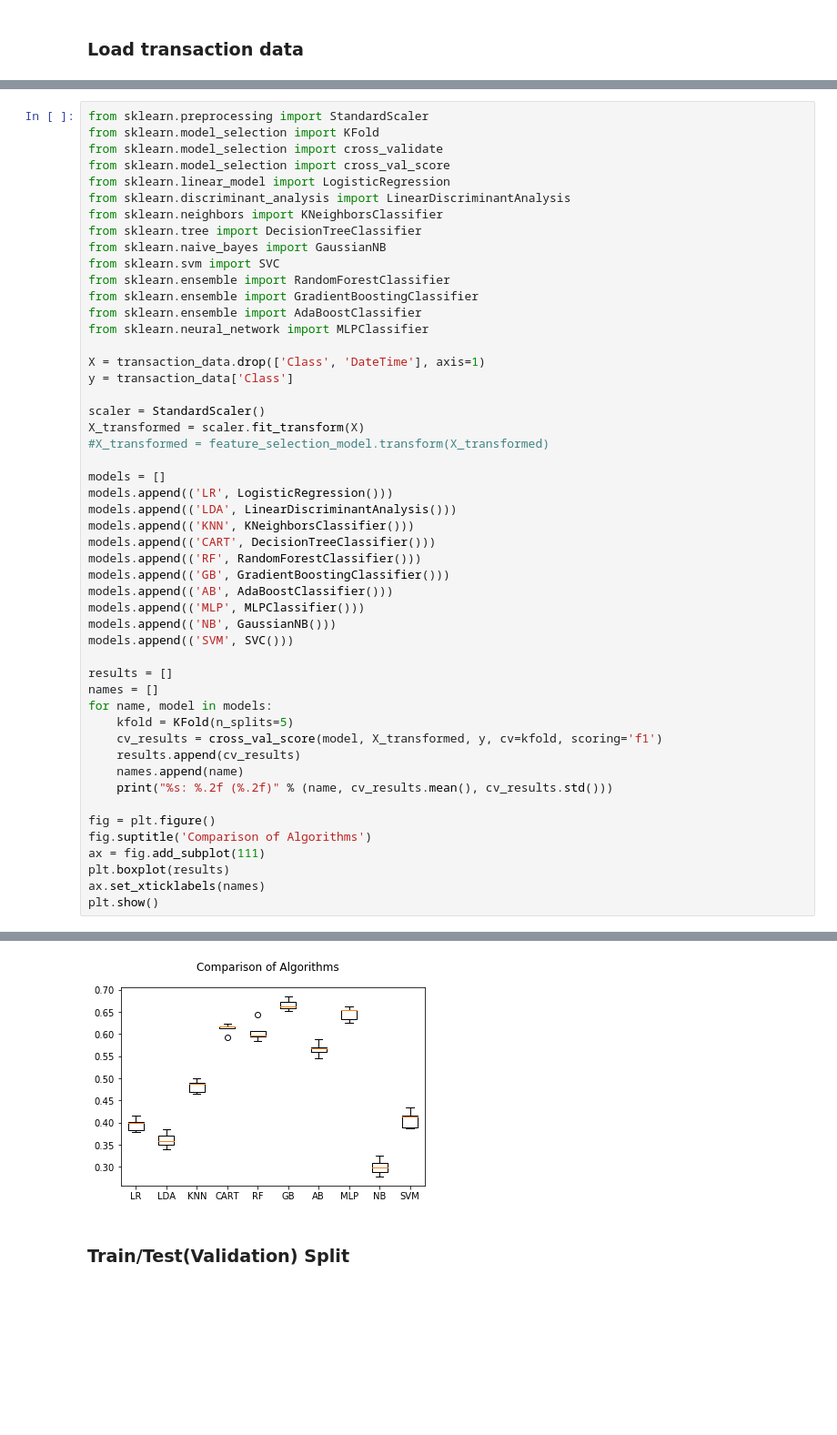
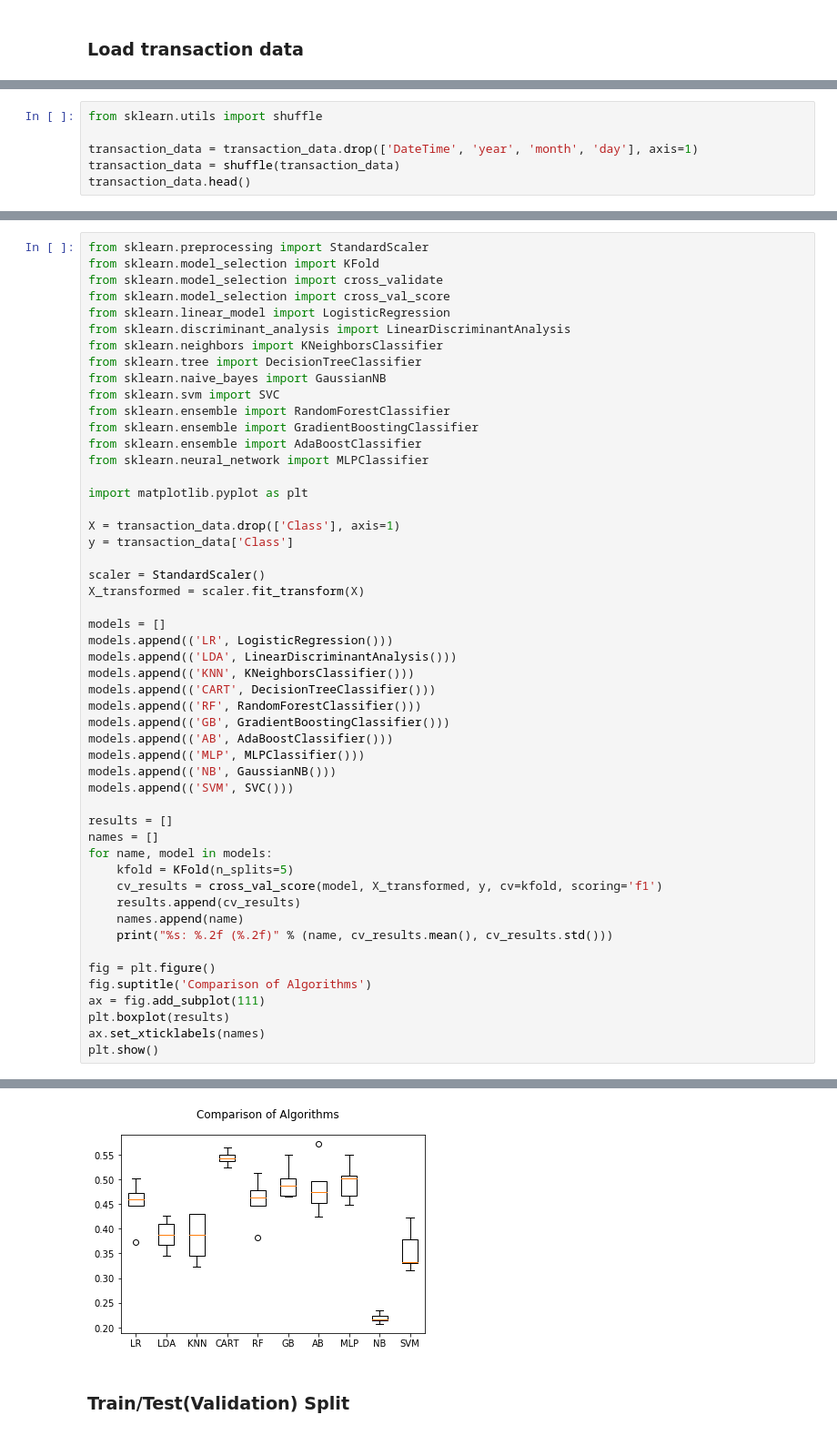
Before and after one commit to onuralpyigit/CreditCardFraudDetection, a Jupyter notebook: src/main/python/Task3.ipynb, the cells around one changed output, grey strips where cells are left out. Shown: that part at 91% size. Drawn from its saved outputs; the diff is of its cells as text; blank space fills up the shorter version.

```diff
--- a/src/main/python/Task3.ipynb
+++ b/src/main/python/Task3.ipynb
@@ -60,0 +24,6 @@ selected_features.head(X_transformed.shape[1])
+# %%
+from sklearn.utils import shuffle
+
+transaction_data = transaction_data.drop(['DateTime', 'year', 'month', 'day'], axis=1)
+transaction_data = shuffle(transaction_data)
+transaction_data.head()
@@ -74,12 +51,13 @@ from sklearn.ensemble import GradientBoostingClassifier
 from sklearn.ensemble import AdaBoostClassifier
 from sklearn.neural_network import MLPClassifier
 
-X = transaction_data.drop(['Class', 'DateTime'], axis=1)
+import matplotlib.pyplot as plt
+
+X = transaction_data.drop(['Class'], axis=1)
 y = transaction_data['Class']
 
 scaler = StandardScaler()
 X_transformed = scaler.fit_transform(X)
-#X_transformed = feature_selection_model.transform(X_transformed)
 
 models = []
 models.append(('LR', LogisticRegression()))
@@ -122,4 +100,4 @@ SVM: 0.41 (0.02)
-[figure, old version]
+[figure, new version]
 # %% [markdown]
 ### Train/Test(Validation) Split
 # %%
```
Also changed, not shown: parts of 18 cells of this notebook, 5 other files.
